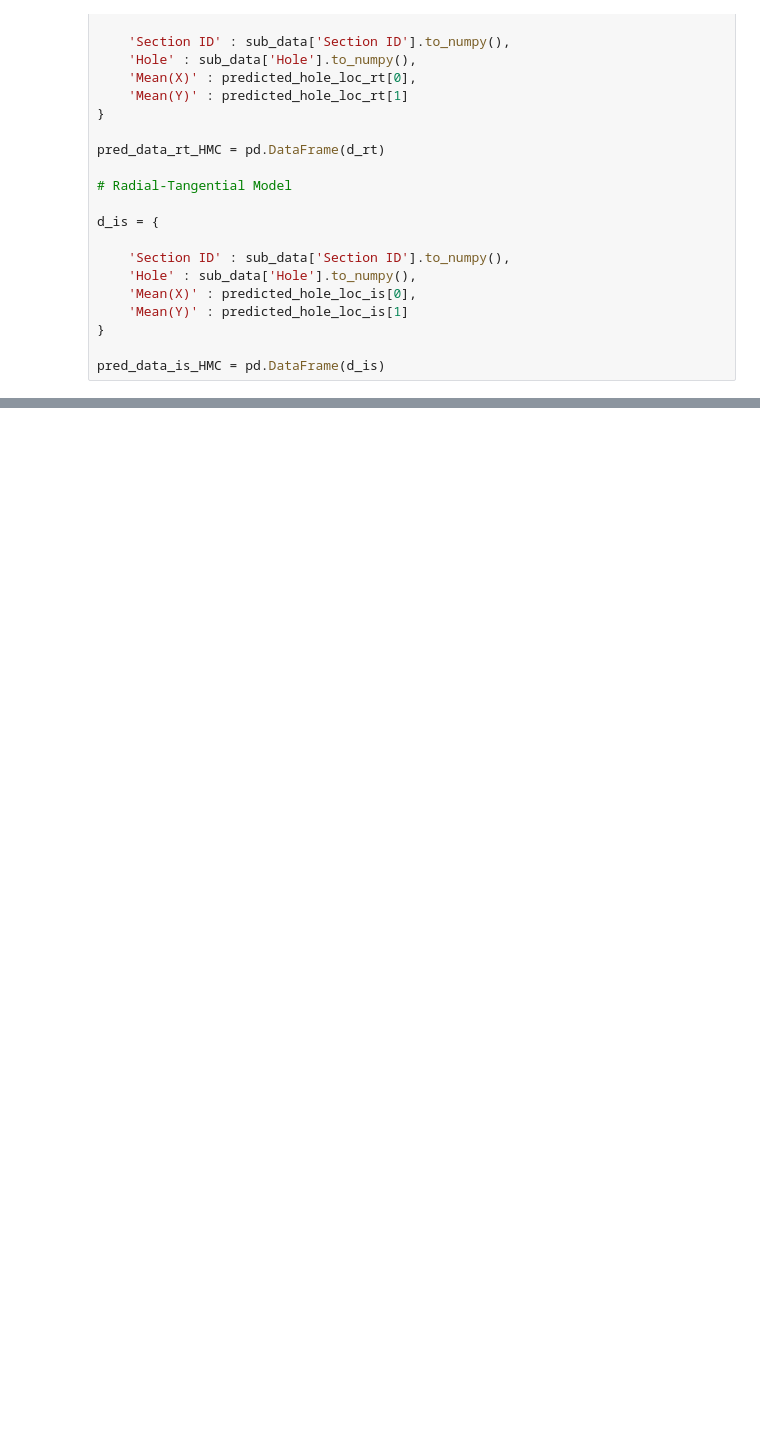
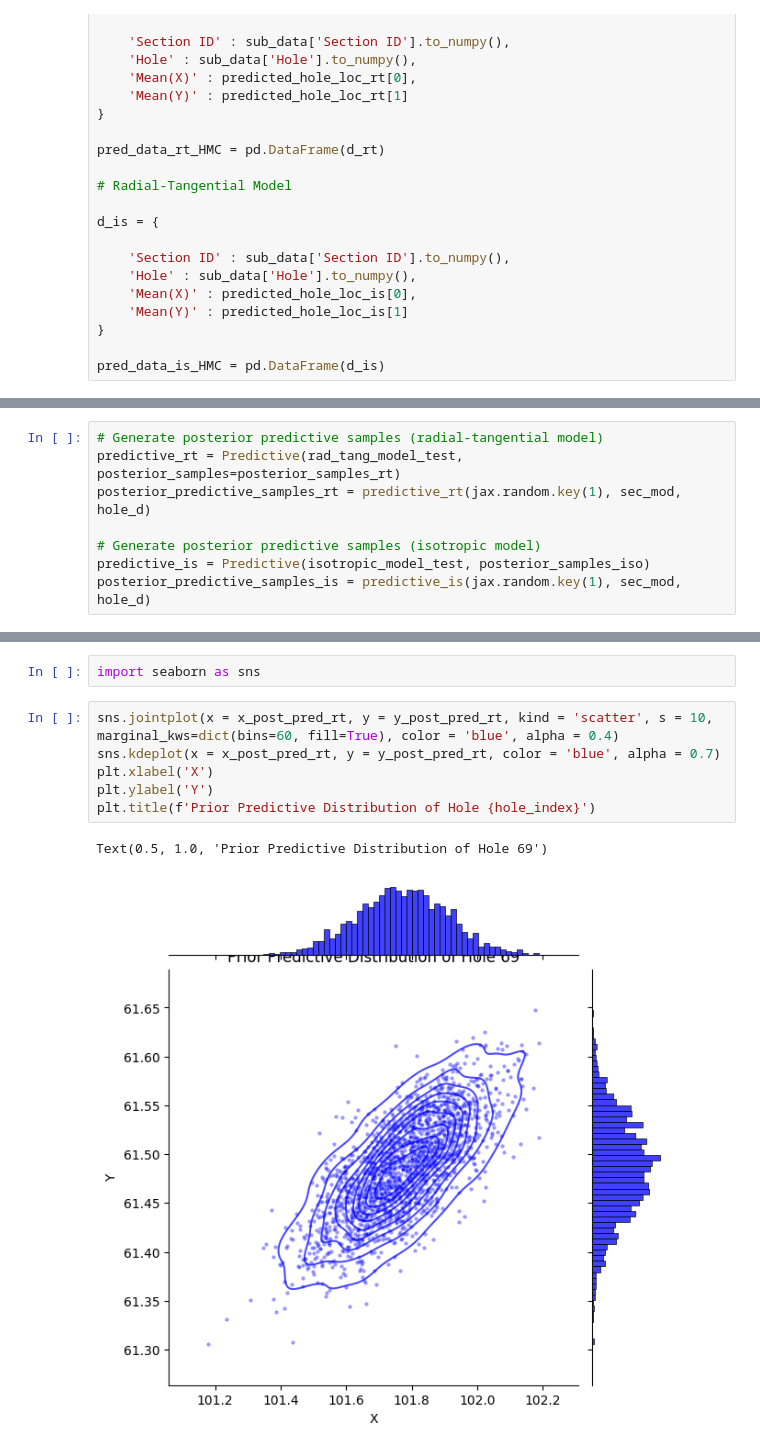
Before and after one commit to MatteoMancini01/S2_Cw, a Jupyter notebook: testing.ipynb, the cells around one changed output, grey strips where cells are left out. Saved outputs shown, nothing was run; the diff lists cells and outputs as text; blank space fills up the shorter version.

```diff
--- a/testing.ipynb
+++ b/testing.ipynb
@@ -356,0 +183,8 @@ visualise_data(sub_data)
+# %%
+# Generate posterior predictive samples (radial-tangential model)
+predictive_rt = Predictive(rad_tang_model_test, posterior_samples=posterior_samples_rt)
+posterior_predictive_samples_rt = predictive_rt(jax.random.key(1), sec_mod, hole_d)
+
+# Generate posterior predictive samples (isotropic model)
+predictive_is = Predictive(isotropic_model_test, posterior_samples_iso)
+posterior_predictive_samples_is = predictive_is(jax.random.key(1), sec_mod, hole_d)
@@ -356,0 +246,11 @@ visualise_data(sub_data)
+# %%
+import seaborn as sns
+# %%
+sns.jointplot(x = x_post_pred_rt, y = y_post_pred_rt, kind = 'scatter', s = 10, marginal_kws=dict(bins=60, fill=True), color = 'blue', alpha = 0.4)
+sns.kdeplot(x = x_post_pred_rt, y = y_post_pred_rt, color = 'blue', alpha = 0.7)
+plt.xlabel('X')
+plt.ylabel('Y')
+plt.title(f'Prior Predictive Distribution of Hole {hole_index}')
+# %% [output]
+Text(0.5, 1.0, 'Prior Predictive Distribution of Hole 69')
+[figure, added]
```
Also changed, not shown: parts of 24 cells of this notebook, 4 other files.
